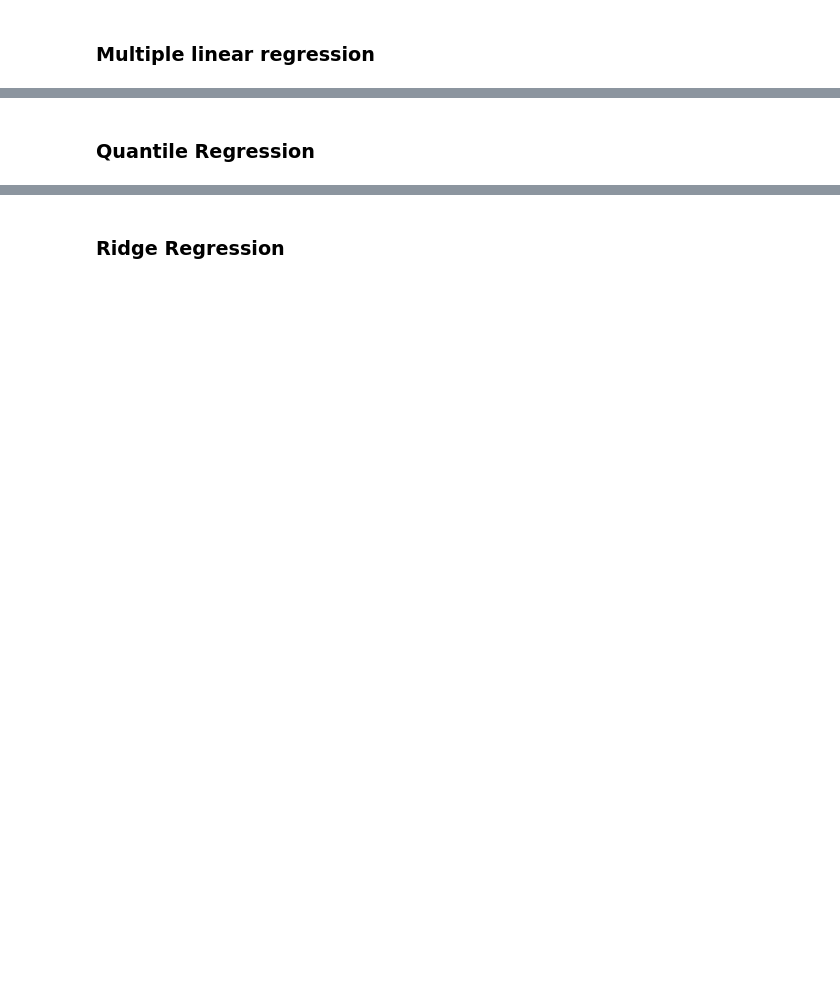
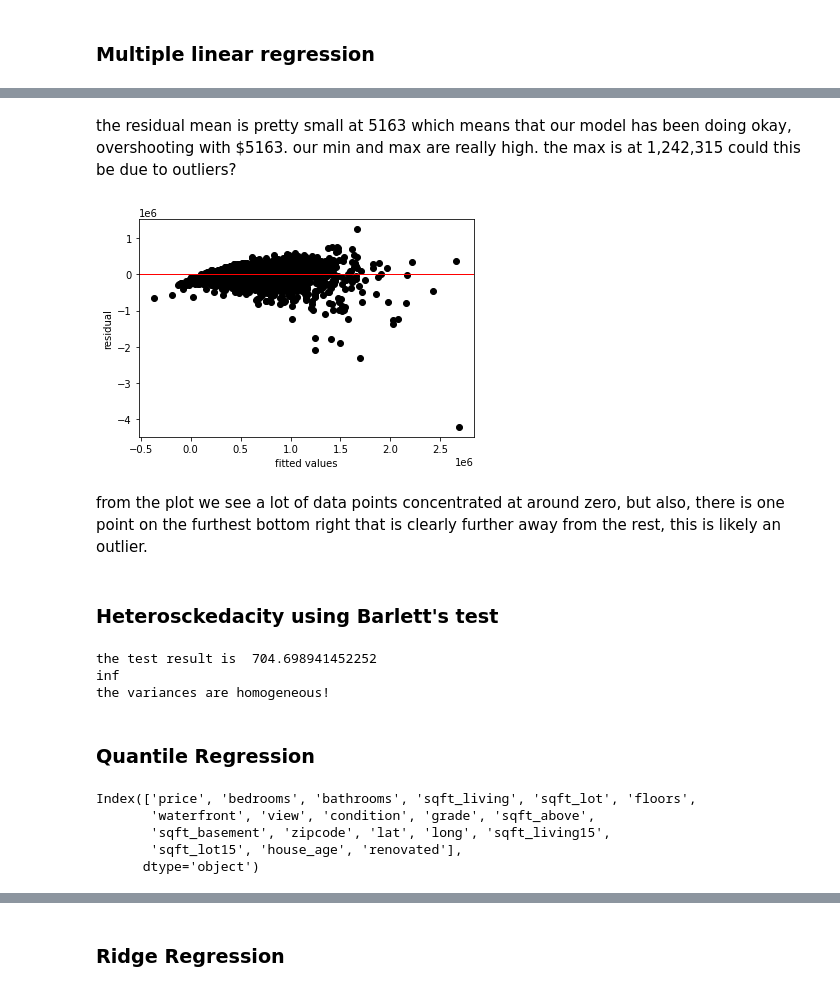
Before and after one commit to nchebet09/Naomi-s-Week-7-IP, a Jupyter notebook: Naomi's_Week_7_IP,_Moringa_School.ipynb, the cells around one changed output, grey strips where cells are left out. Drawn from its saved outputs; the diff is of its cells as text; code cells hidden in the pictures; blank space fills up the shorter version.

```diff
--- a/Naomi's_Week_7_IP,_Moringa_School.ipynb
+++ b/Naomi's_Week_7_IP,_Moringa_School.ipynb
@@ -903,0 +1146,4 @@ cleaned_data.head()
+# %%
+residual = cleaned_data[['price', 'grade', 'sqft_above', 'lat', 'sqft_living15', 'long',
+                         'waterfront', 'view', 'bathrooms', 'house_age']]
+residual.head()
@@ -903,0 +1157,23 @@ cleaned_data.head()
+# %%
+# let's create a model based on feature selection and after dropping sqft living
+
+X = residual[['grade', 'sqft_above', 'lat', 'sqft_living15', 'long', 'waterfront', 'view', 'bathrooms', 'house_age']].values
+y = residual['price'].values
+
+X_train, X_test, y_train, y_test = train_test_split(X, y, test_size=0.2, random_state=0)
+
+regressor = LinearRegression()
+regressor.fit(X_train, admit_train)
+
+# making prediction
+price_predict = regressor.predict(X_test)
+
+# We now create the residual by substracting the test value from the predicted
+# value for each row in our dataset
+
+residuals = np.subtract(price_predict, y_test)
+
+# Let's describe our residual:
+print(pd.DataFrame(residuals).describe())
+
+print('residuals mean: ',residuals.mean())
@@ -904,2 +1191,52 @@ cleaned_data.head()
+# %% [markdown]
+the residual mean is pretty small at 5163 which means that our model has been doing okay, overshooting with $5163.
+our min and max are really high. the max is at 1,242,315 could this be due to outliers?
+# %%
+plt.scatter(price_predict, residuals, color='black')
+plt.ylabel('residual')
+plt.xlabel('fitted values')
+plt.axhline(y= residuals.mean(), color='red', linewidth=1)
+plt.show()
+# %% [output]
+[figure, added]
+# %% [markdown]
+from the plot we see a lot of data points concentrated at around zero, but also, there is one point on the furthest bottom right that is clearly further away from the rest, this is likely an outlier.
+# %% [markdown]
+### Heterosckedacity using Barlett's test
+# %%
+import scipy as sp
+
+test_result, p_value = sp.stats.bartlett(price_predict, residuals)
+print('the test result is ', test_result)
+
+# To interpret the results we must also compute a critical value of the chi squared distribution
+degree_of_freedom = len(price_predict)-1
+probability = 1 - p_value
+
+critical_value = sp.stats.chi2.ppf(probability, degree_of_freedom)
+print(critical_value)
+
+# If the test_result is greater than the critical value, then we reject our null
+# hypothesis. This would mean that there are patterns to the variance of the data
+
+# Otherwise, we can identify no patterns, and we accept the null hypothesis that
+# the variance is homogeneous across our data
+
+if (test_result > critical_value):
+  print('the variances are unequal, and the model should be reassessed')
+else:
+  print('the variances are homogeneous!')
+# %% [output]
+the test result is  704.698941452252
+inf
+the variances are homogeneous!
 # %% [markdown]
 ### Quantile Regression
+# %%
+cleaned_data.columns
+# %% [output]
+Index(['price', 'bedrooms', 'bathrooms', 'sqft_living', 'sqft_lot', 'floors',
+       'waterfront', 'view', 'condition', 'grade', 'sqft_above',
+       'sqft_basement', 'zipcode', 'lat', 'long', 'sqft_living15',
+       'sqft_lot15', 'house_age', 'renovated'],
+      dtype='object')
```
Also changed, not shown: parts of 87 cells of this notebook.
